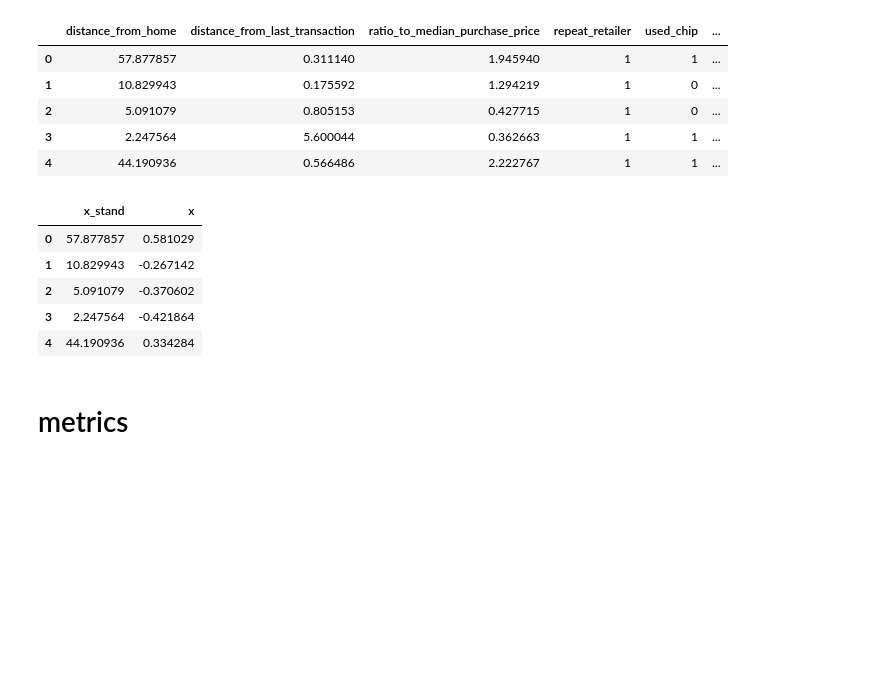
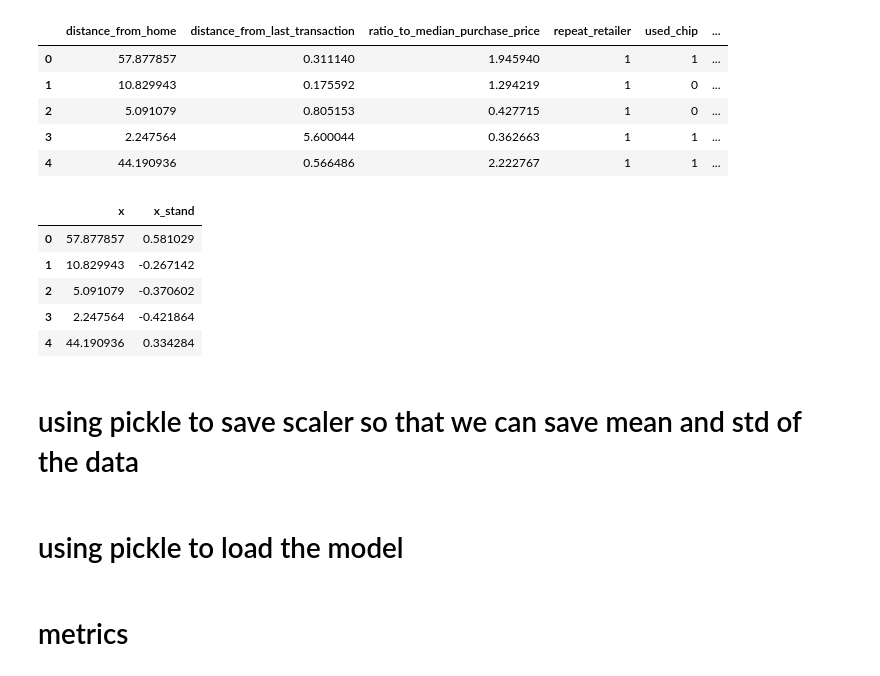
Before and after one commit to vijayagi/data-science-project-, a Jupyter notebook: project 4(logstic ,Rand for)/credit_card.ipynb, the cells around one changed output. Cells and saved outputs as stored; diff of their text form; code cells hidden in the pictures; blank space fills up the shorter version.

```diff
--- a/project 4(logstic ,Rand for)/credit_card.ipynb
+++ b/project 4(logstic ,Rand for)/credit_card.ipynb
@@ -127,15 +127,18 @@ x=df.iloc[:,[0,2,5,6]].values
 y=df['fraud'].values
 # %%
 #standardising independent variables
-x_stand=StandardScaler().fit_transform(x)
+scaler=StandardScaler()
+x_stand=scaler.fit_transform(x)
 df_x_comp=pd.DataFrame(x_stand[0:5,0],x[0:5,0])
 df_x_comp.reset_index(inplace=True)
-df_x_comp.columns=['x_stand','x']
+df_x_comp.columns=['x','x_stand']
 df_x_comp
 # %% [output]
-|  | x_stand | x |
+|  | x | x_stand |
 | 0 | 57.877857 | 0.581029 |
 | 1 | 10.829943 | -0.267142 |
 | 2 | 5.091079 | -0.370602 |
 | 3 | 2.247564 | -0.421864 |
 | 4 | 44.190936 | 0.334284 |
+# %% [markdown]
+# using pickle to save scaler so that we can save mean and std of the data
@@ -145,3 +152,5 @@ x_train, x_test, y_train, y_test = train_test_split(x_stand, y, test_size=0.2, r
 classifier = LogisticRegression()
 classifier.fit(x_train, y_train)
 y_pred=classifier.predict(x_test)
+# %% [markdown]
+# using pickle to load the model
```
Also changed, not shown: parts of 2 cells of this notebook, 4 other files.
